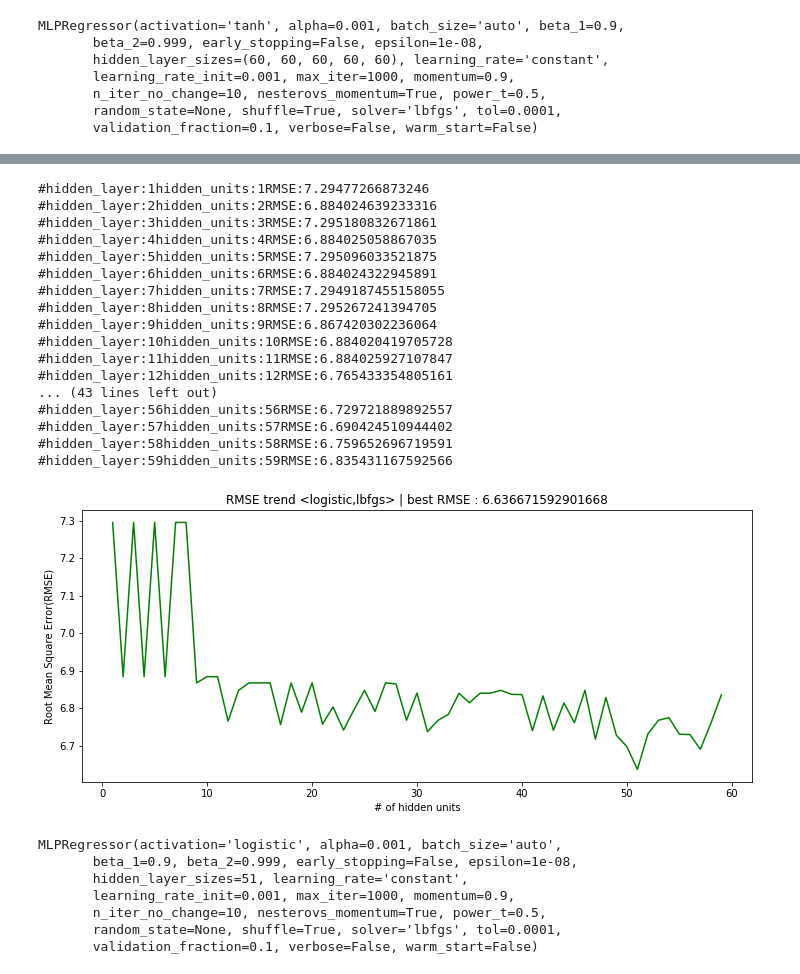
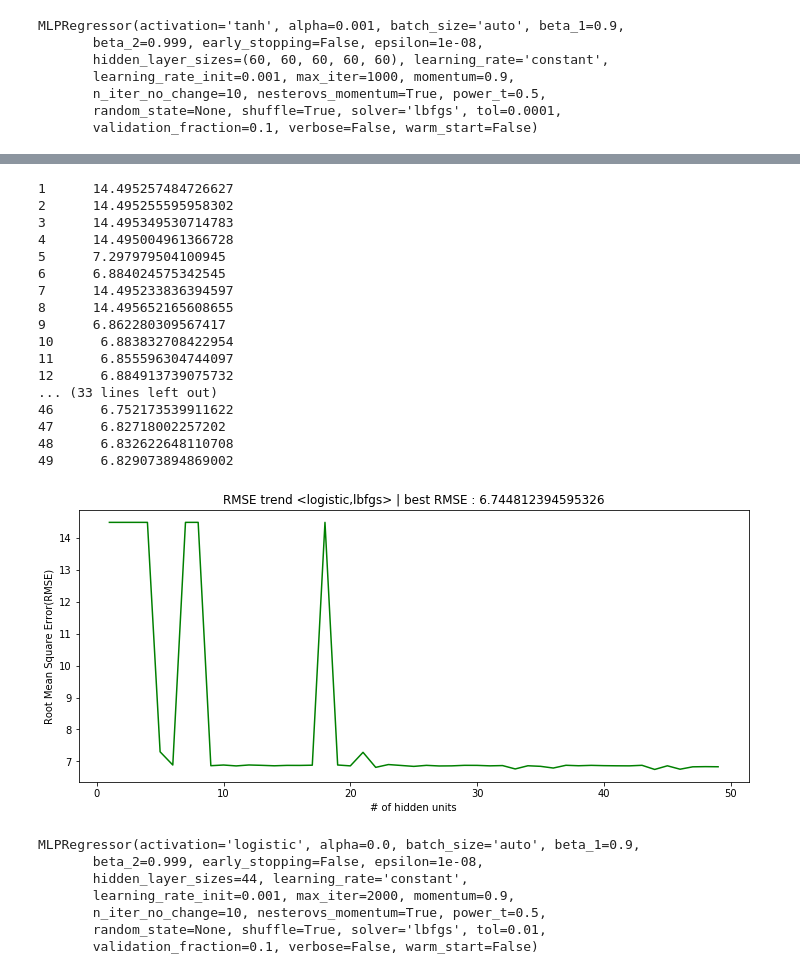
Before and after one commit to chanship72/pathloss, a Jupyter notebook: ann_regression_crossvalidation.ipynb, the cells around one changed output, grey strips where cells are left out. Cells and saved outputs as stored; diff of their text form; code cells hidden in the pictures.

```diff
--- a/ann_regression_crossvalidation.ipynb
+++ b/ann_regression_crossvalidation.ipynb
@@ -366,35 +380,35 @@ MLPRegressor(activation='relu', alpha=0.001, batch_size='auto', beta_1=0.9,
 # %%
 %autoreload
 # model_validation(Xtrain, Ytrain, mode, max_layers, max_unit, activation, loss)
-model = model_validation(X_train_ma, y_train_ma, X_val_ma, y_val_ma, 'hu', 1, 60, 'logistic', 'lbfgs')
+model = model_validation(X_train_ma, y_train_ma, X_val_ma, y_val_ma, 'hu', 1, 50, 'logistic', 'lbfgs')
 print(model)
 # mlp_prediction_error(model, X, Y)
 rmse = mlp_prediction_error(model, X_val_ma, y_val_ma)
 # %% [output]
-#hidden_layer:1hidden_units:1RMSE:7.29477266873246
-#hidden_layer:2hidden_units:2RMSE:6.884024639233316
-#hidden_layer:3hidden_units:3RMSE:7.295180832671861
-#hidden_layer:4hidden_units:4RMSE:6.884025058867035
-#hidden_layer:5hidden_units:5RMSE:7.295096033521875
-#hidden_layer:6hidden_units:6RMSE:6.884024322945891
-#hidden_layer:7hidden_units:7RMSE:7.2949187455158055
-#hidden_layer:8hidden_units:8RMSE:7.295267241394705
-#hidden_layer:9hidden_units:9RMSE:6.867420302236064
-#hidden_layer:10hidden_units:10RMSE:6.884020419705728
-#hidden_layer:11hidden_units:11RMSE:6.884025927107847
-#hidden_layer:12hidden_units:12RMSE:6.765433354805161
-... (43 lines left out)
-#hidden_layer:56hidden_units:56RMSE:6.729721889892557
-#hidden_layer:57hidden_units:57RMSE:6.690424510944402
-#hidden_layer:58hidden_units:58RMSE:6.759652696719591
-#hidden_layer:59hidden_units:59RMSE:6.835431167592566
+1      14.495257484726627
+2      14.495255595958302
+3      14.495349530714783
+4      14.495004961366728
+5      7.297979504100945
+6      6.884024575342545
+7      14.495233836394597
+8      14.495652165608655
+9      6.862280309567417
+10      6.883832708422954
+11      6.855596304744097
+12      6.884913739075732
+... (33 lines left out)
+46      6.752173539911622
+47      6.82718002257202
+48      6.832622648110708
+49      6.829073894869002
-[figure, old version]
+[figure, new version]
-MLPRegressor(activation='logistic', alpha=0.001, batch_size='auto',
-       beta_1=0.9, beta_2=0.999, early_stopping=False, epsilon=1e-08,
-       hidden_layer_sizes=51, learning_rate='constant',
-       learning_rate_init=0.001, max_iter=1000, momentum=0.9,
+MLPRegressor(activation='logistic', alpha=0.0, batch_size='auto', beta_1=0.9,
+       beta_2=0.999, early_stopping=False, epsilon=1e-08,
+       hidden_layer_sizes=44, learning_rate='constant',
+       learning_rate_init=0.001, max_iter=2000, momentum=0.9,
        n_iter_no_change=10, nesterovs_momentum=True, power_t=0.5,
-       random_state=None, shuffle=True, solver='lbfgs', tol=0.0001,
+       random_state=None, shuffle=True, solver='lbfgs', tol=0.01,
        validation_fraction=0.1, verbose=False, warm_start=False)
 # %%
 %autoreload
```
Also changed, not shown: parts of 14 cells of this notebook, 4 other files.
